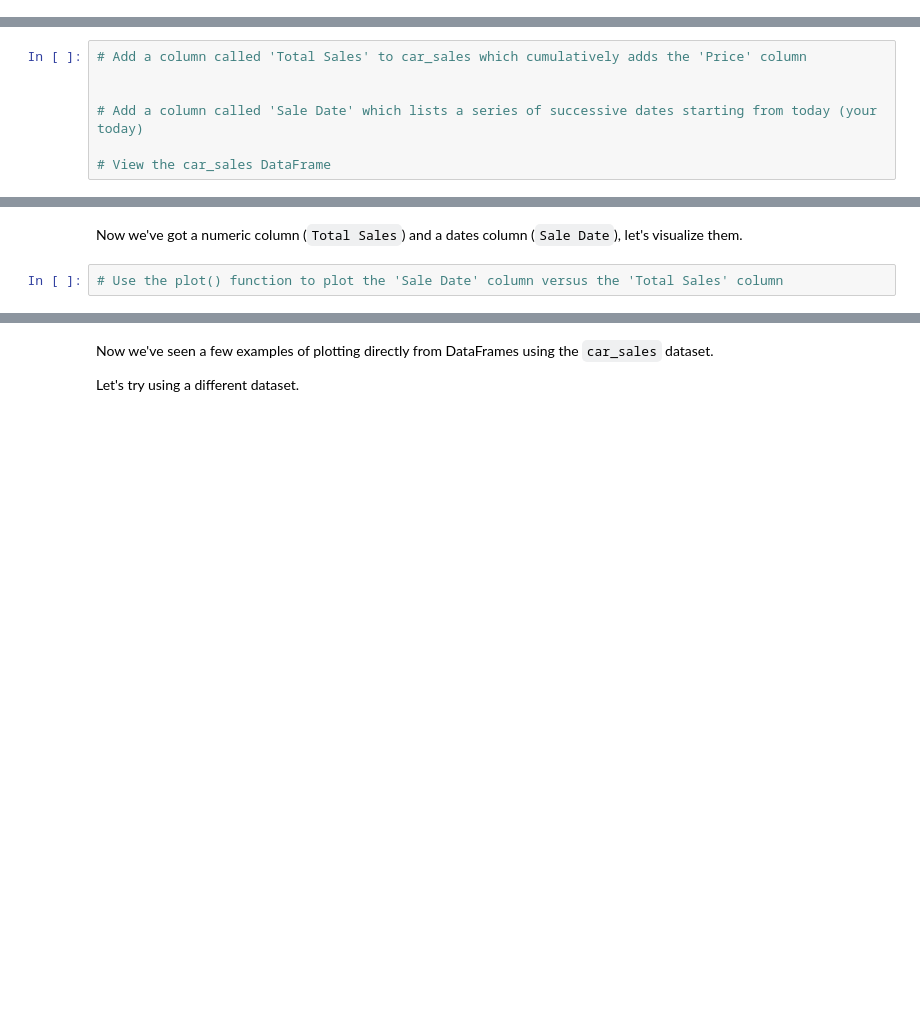
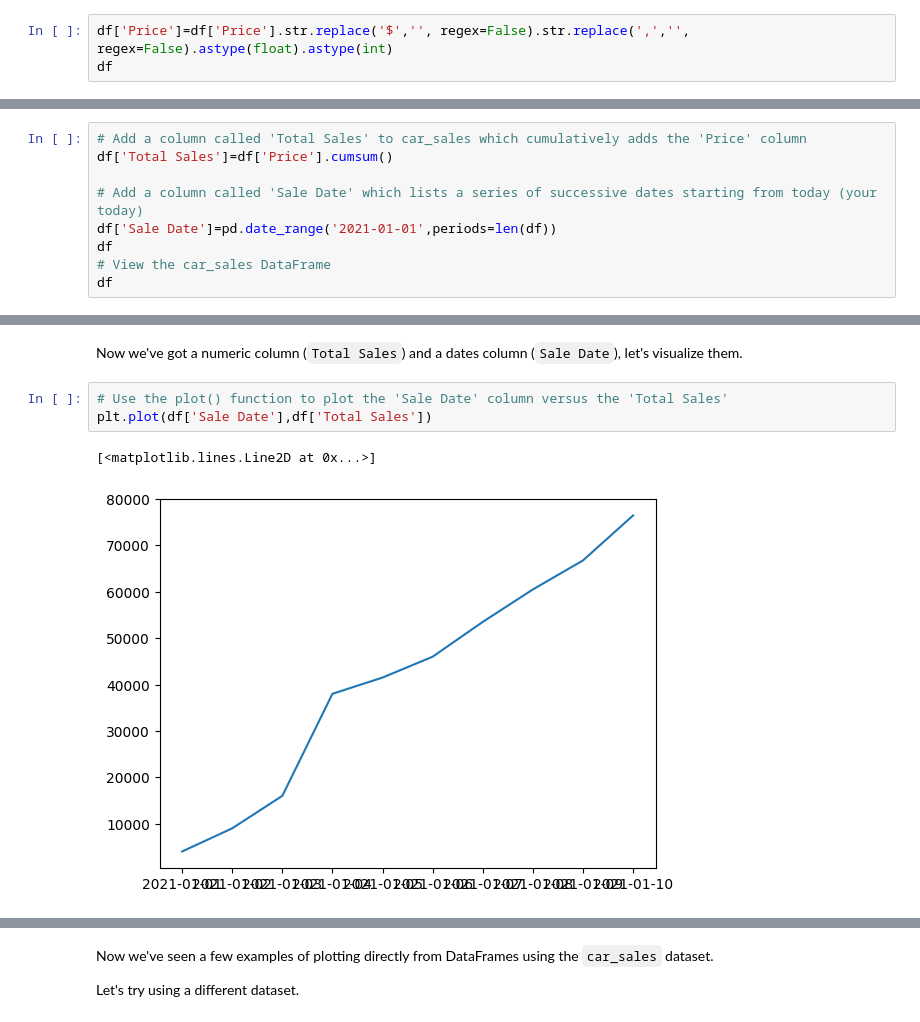
Before and after one commit to TherealOneC/zero-to-mastery-ml, a Jupyter notebook: section-2-data-science-and-ml-tools/matplotlib-exercises.ipynb, the cells around one changed output, grey strips where cells are left out. Saved outputs shown, nothing was run; the diff lists cells and outputs as text; blank space fills up the shorter version.

```diff
--- a/section-2-data-science-and-ml-tools/matplotlib-exercises.ipynb
+++ b/section-2-data-science-and-ml-tools/matplotlib-exercises.ipynb
@@ -261,0 +289,3 @@ Hint: To add a column up cumulatively, look up the cumsum() function. And to cre
+# %%
+df['Price']=df['Price'].str.replace('$','', regex=False).str.replace(',','', regex=False).astype(float).astype(int)
+df
@@ -262,7 +304,9 @@ Hint: To add a column up cumulatively, look up the cumsum() function. And to cre
 # %%
 # Add a column called 'Total Sales' to car_sales which cumulatively adds the 'Price' column
-
+df['Total Sales']=df['Price'].cumsum()
 
 # Add a column called 'Sale Date' which lists a series of successive dates starting from today (your today)
-
+df['Sale Date']=pd.date_range('2021-01-01',periods=len(df))
+df
 # View the car_sales DataFrame
+df
@@ -269,6 +325,10 @@ Hint: To add a column up cumulatively, look up the cumsum() function. And to cre
 # %% [markdown]
 Now we've got a numeric column (`Total Sales`) and a dates column (`Sale Date`), let's visualize them.
 # %%
-# Use the plot() function to plot the 'Sale Date' column versus the 'Total Sales' column
+# Use the plot() function to plot the 'Sale Date' column versus the 'Total Sales'
+plt.plot(df['Sale Date'],df['Total Sales'])
+# %% [output]
+[<matplotlib.lines.Line2D at 0x...>]
+[figure, added]
 # %%
 # Convert the 'Price' column to the integers
```
Also changed, not shown: parts of 28 cells of this notebook.
